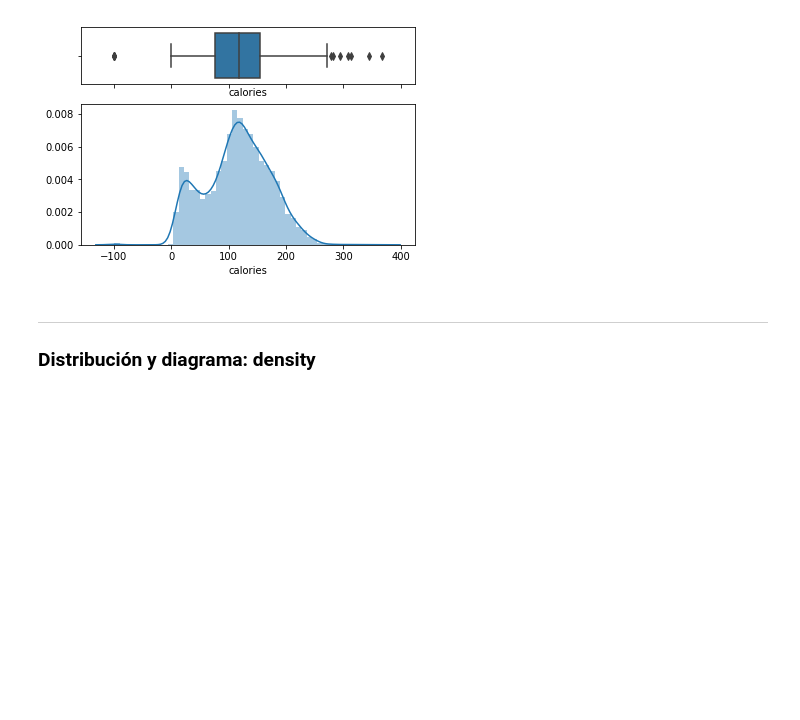
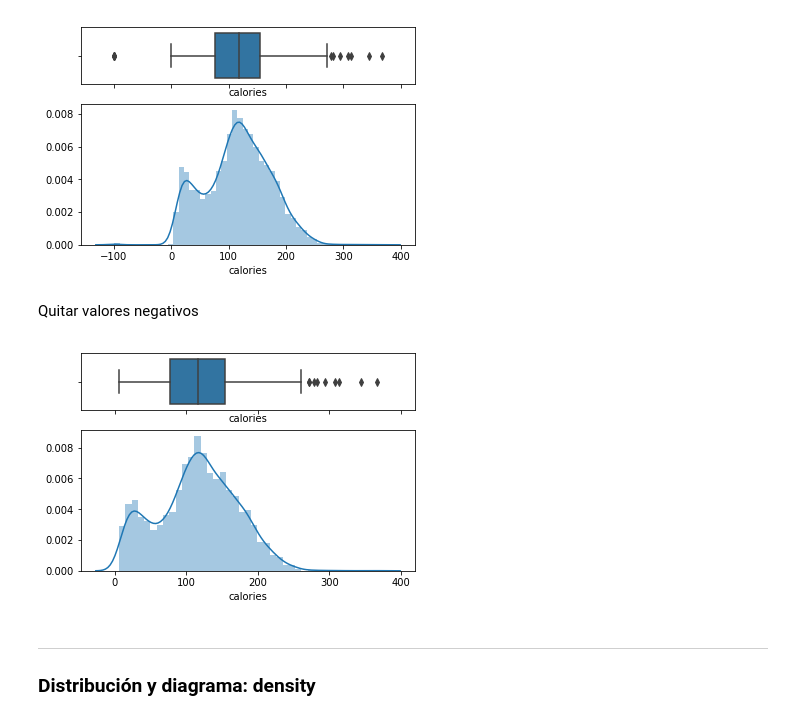
Before and after one commit to marcmeji/datathon, a Jupyter notebook: code/EDA - Jorge.ipynb, the cells around one changed output. Cells and saved outputs as stored; diff of their text form; code cells hidden in the pictures; blank space fills up the shorter version.

```diff
--- a/code/EDA - Jorge.ipynb
+++ b/code/EDA - Jorge.ipynb
@@ -247,3 +247,5 @@ sns.distplot(df.calories[df.calories.notnull()], ax=ax_hist)
 plt.show()
 # %% [output]
 [figure]
+# %% [markdown]
+Quitar valores negativos
@@ -250,3 +254,12 @@ plt.show()
+# %%
+f, (ax_box, ax_hist) = plt.subplots(2, sharex=True, gridspec_kw={"height_ratios": (.40, 1)})
+
+# Plot
+sns.boxplot(df.calories[df.calories.notnull()], ax=ax_box)
+sns.distplot(df.calories[df.calories.notnull()], ax=ax_hist)
+plt.show()
+# %% [output]
+[figure, added]
 # %% [markdown]
 ---
 ### Distribución y diagrama: density
```
Also changed, not shown: parts of 10 cells of this notebook, 1 other file.
